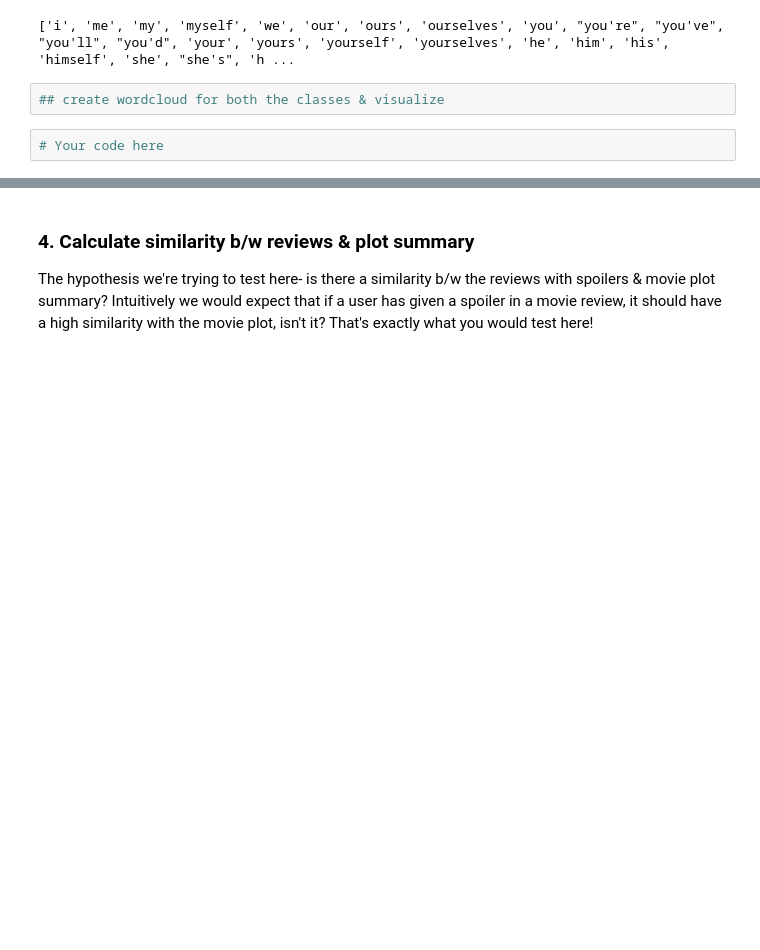
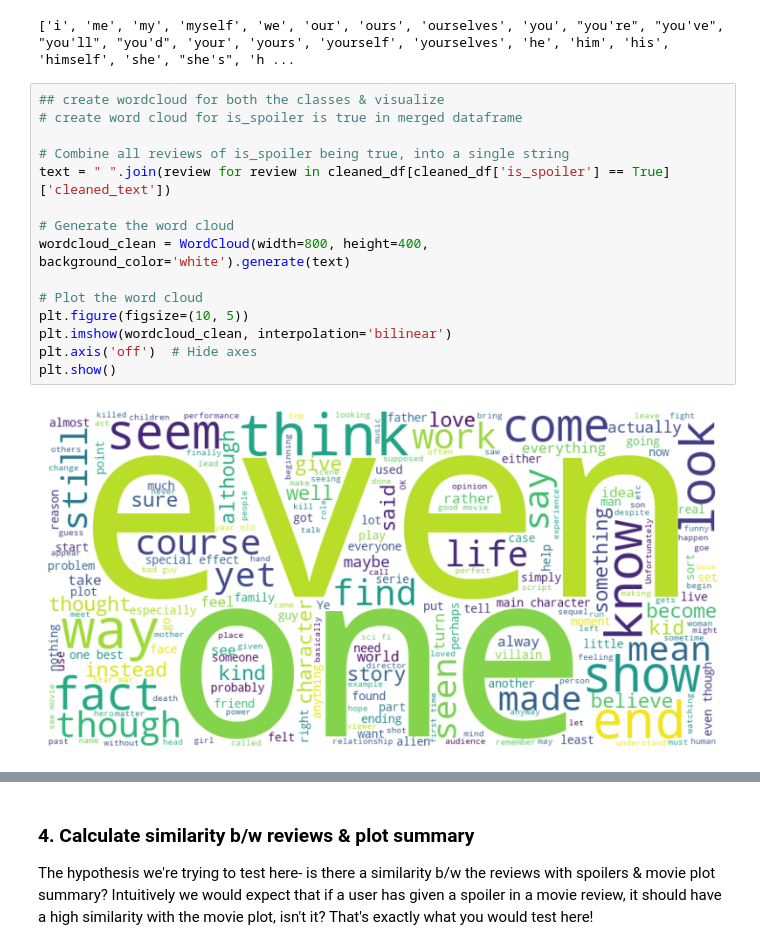
Before and after one commit to umeshrawat/AI_Math_Vedas, a Jupyter notebook: Spoiler_Shield_Solution_Template.ipynb, the cells around one changed output, grey strips where cells are left out. Cells and saved outputs as stored; diff of their text form; blank space fills up the shorter version.

```diff
--- a/Spoiler_Shield_Solution_Template.ipynb
+++ b/Spoiler_Shield_Solution_Template.ipynb
@@ -538,5 +555,18 @@ print(stopwords.words('english'))
 ['i', 'me', 'my', 'myself', 'we', 'our', 'ours', 'ourselves', 'you', "you're", "you've", "you'll", "you'd", 'your', 'yours', 'yourself', 'yourselves', 'he', 'him', 'his', 'himself', 'she', "she's", 'h ...
 # %%
 ## create wordcloud for both the classes & visualize
+# create word cloud for is_spoiler is true in merged dataframe
+
+# Combine all reviews of is_spoiler being true, into a single string
+text = " ".join(review for review in cleaned_df[cleaned_df['is_spoiler'] == True]['cleaned_text'])
+
+# Generate the word cloud
+wordcloud_clean = WordCloud(width=800, height=400, background_color='white').generate(text)
+
+# Plot the word cloud
+plt.figure(figsize=(10, 5))
+plt.imshow(wordcloud_clean, interpolation='bilinear')
+plt.axis('off')  # Hide axes
+plt.show()
+# %% [output]
+[figure, added]
-# %%
-# Your code here
```
Also changed, not shown: parts of 7 cells of this notebook.
